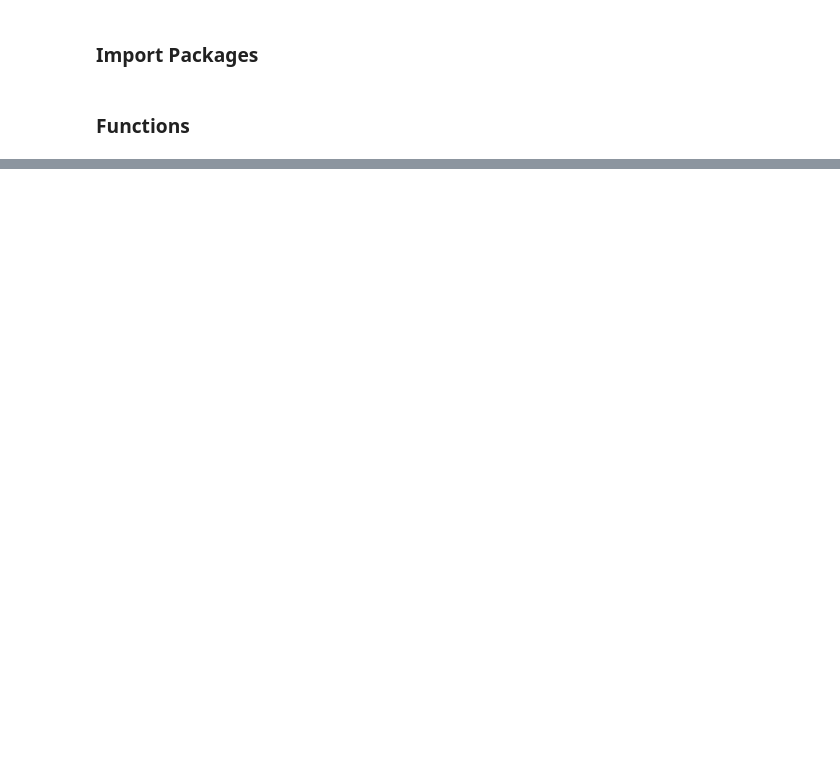
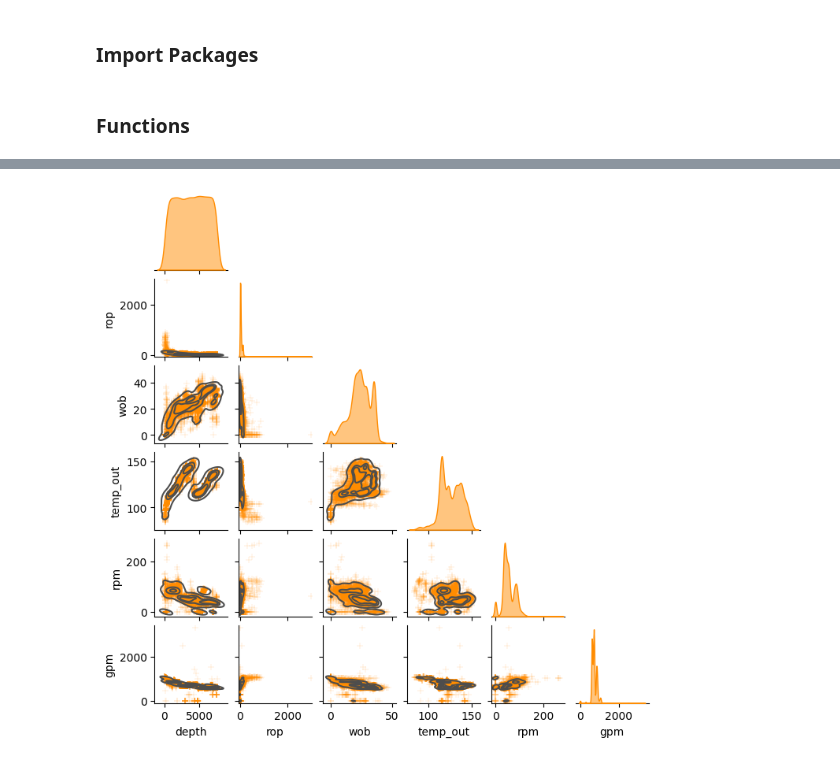
Before and after one commit to acmontesh/SSML, a Jupyter notebook: PGE383_Project_AbrahamMontes.ipynb, the cells around one changed output, grey strips where cells are left out. Cells and saved outputs as stored; diff of their text form; code cells hidden in the pictures; blank space fills up the shorter version.

```diff
--- a/PGE383_Project_AbrahamMontes.ipynb
+++ b/PGE383_Project_AbrahamMontes.ipynb
@@ -93,0 +78,3 @@ Consider adding any information to promote your capabilities, interest in intern
+# %%
+# load the comma delimited data file from Abraham Montes' GitHub repository
+my_data = pd.read_csv(r"https://raw.githubusercontent.com/acmontesh/SSML/main/Well_5832_data.csv")
@@ -93,0 +115,12 @@ Consider adding any information to promote your capabilities, interest in intern
+# %%
+#Generates the sparse matrix: Univariate distributions in the main diagonal and pairwise bivariate distributions below.
+g=sb.pairplot(
+    my_data,diag_kind = "kde",
+    plot_kws=dict(marker="+", linewidth=0.1, c='darkorange'),
+    diag_kws=dict(color='darkorange',alpha=0.5), height=1.2, corner=True,
+)
+
+#Calculates and plots the continuous probability density curve for each of the bivariate distributions.
+g.map_lower(sb.kdeplot, levels=4, color=".3");
+# %% [output]
+[figure, added]
```
Also changed, not shown: parts of 47 cells of this notebook.
